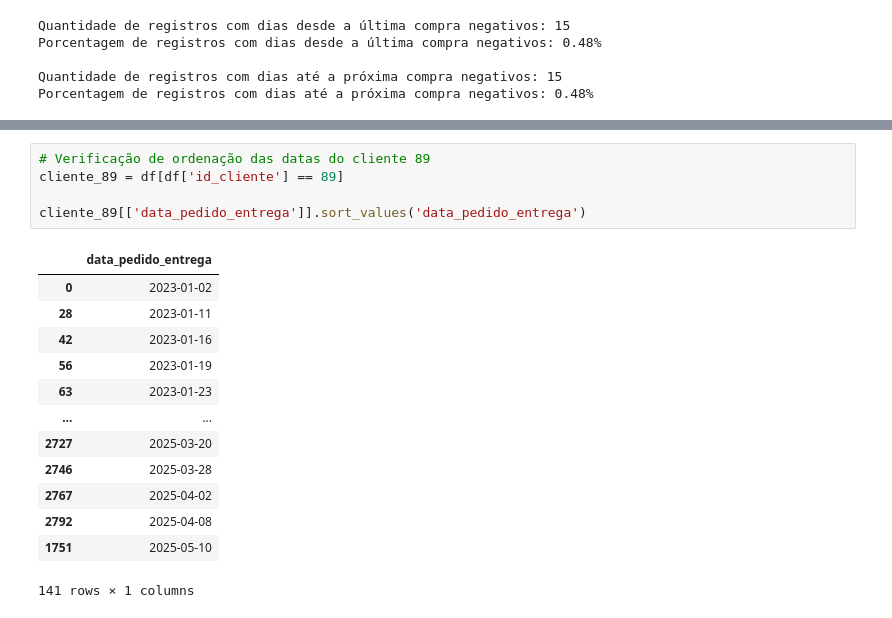
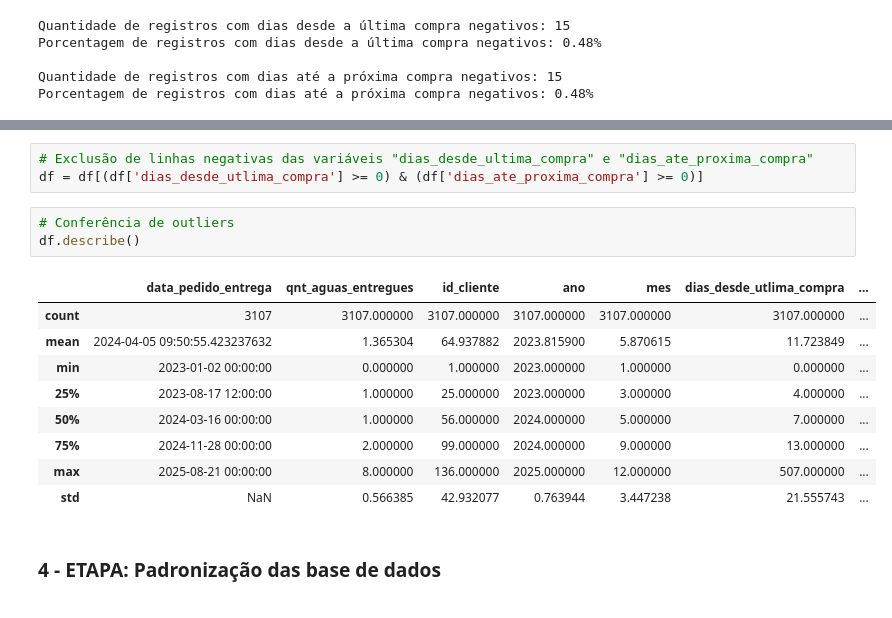
Before and after one commit to Fernandonneto/Projeto_Real_-_Previsao_Recompra_Agua_Mineral_Machine_Learning, a Jupyter notebook: Tratamento dos dados/Tratamento_dados.ipynb, the cells around one changed output, grey strips where cells are left out. Drawn from its saved outputs; the diff is of its cells as text.

Commit message:
Finalização da 3 - Etapa: Tratamento de outlliers

```diff
--- a/Tratamento dos dados/Tratamento_dados.ipynb
+++ b/Tratamento dos dados/Tratamento_dados.ipynb
@@ -508,19 +444,18 @@ df[df['id_cliente'] == 89][[
-# %%
-# Verificação de ordenação das datas do cliente 89
-cliente_89 = df[df['id_cliente'] == 89]
-
-cliente_89[['data_pedido_entrega']].sort_values('data_pedido_entrega')
-# %% [output]
-|  | data_pedido_entrega |
-| 0 | 2023-01-02 |
-| 28 | 2023-01-11 |
-| 42 | 2023-01-16 |
-| 56 | 2023-01-19 |
-| 63 | 2023-01-23 |
-| ... | ... |
-| 2727 | 2025-03-20 |
-| 2746 | 2025-03-28 |
-| 2767 | 2025-04-02 |
-| 2792 | 2025-04-08 |
-| 1751 | 2025-05-10 |
-141 rows × 1 columns
+# %%
+# Exclusão de linhas negativas das variáveis "dias_desde_ultima_compra" e "dias_ate_proxima_compra"
+df = df[(df['dias_desde_utlima_compra'] >= 0) & (df['dias_ate_proxima_compra'] >= 0)]
+# %%
+# Conferência de outliers
+df.describe()
+# %% [output]
+|  | data_pedido_entrega | qnt_aguas_entregues | id_cliente | ano | mes | dias_desde_utlima_compra | ... |
+| count | 3107 | 3107.000000 | 3107.000000 | 3107.000000 | 3107.000000 | 3107.000000 | ... |
+| mean | 2024-04-05 09:50:55.423237632 | 1.365304 | 64.937882 | 2023.815900 | 5.870615 | 11.723849 | ... |
+| min | 2023-01-02 00:00:00 | 0.000000 | 1.000000 | 2023.000000 | 1.000000 | 0.000000 | ... |
+| 25% | 2023-08-17 12:00:00 | 1.000000 | 25.000000 | 2023.000000 | 3.000000 | 4.000000 | ... |
+| 50% | 2024-03-16 00:00:00 | 1.000000 | 56.000000 | 2024.000000 | 5.000000 | 7.000000 | ... |
+| 75% | 2024-11-28 00:00:00 | 2.000000 | 99.000000 | 2024.000000 | 9.000000 | 13.000000 | ... |
+| max | 2025-08-21 00:00:00 | 8.000000 | 136.000000 | 2025.000000 | 12.000000 | 507.000000 | ... |
+| std | NaN | 0.566385 | 42.932077 | 0.763944 | 3.447238 | 21.555743 | ... |
+# %% [markdown]
+### 4 - ETAPA: Padronização das base de dados
```
Also changed, not shown: parts of 8 cells of this notebook, 1 other file.
